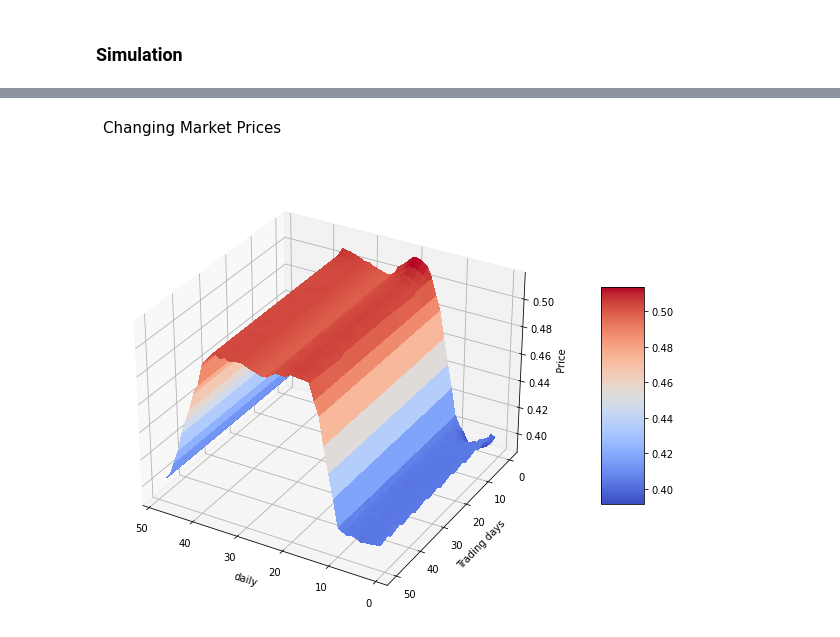
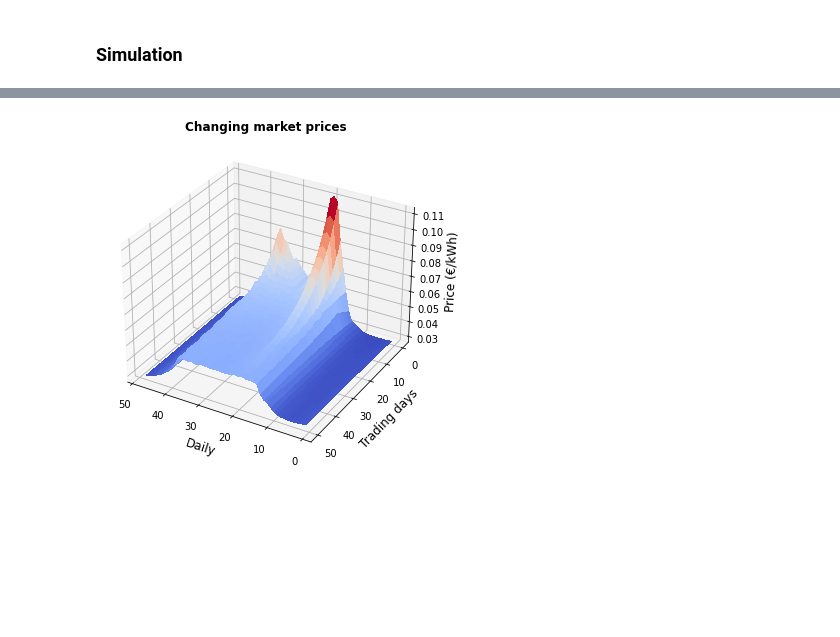
Before and after one commit to rossetl/GT-Smart-Grids, a Jupyter notebook: notebook3.ipynb, the cells around one changed output, grey strips where cells are left out. Saved outputs shown, nothing was run; the diff lists cells and outputs as text; code cells hidden in the pictures; blank space fills up the shorter version.

```diff
--- a/notebook3.ipynb
+++ b/notebook3.ipynb
@@ -127,20 +121,20 @@ n_nodes = 30
 n_smart = 30
 T = 48                                      # number of time slots in a day(1 slot = 0.5 hours)
 n_days = 50                                 # number of days to simulate
-beta = 0.1                                 # storage profile learning rate
+beta = 0.05                                 # storage profile learning rate
 b_inf = 0.2                                 # Maximum discharge in a time slot (kWh)
 b_sup = 0.2                                 # Maximum charge in a time slot(kWh)
 alpha = 0.8                                 # efficiency
 # %%
 # try with another price function
-from scipy.stats import linregress
-y_val = [0.27862, 0.32154]
-x_val = [load_curve[7] * n_nodes, load_curve[20] * n_nodes]
-res = linregress(x_val, y_val)
-intercept = res.intercept
-slope = res.slope
-def market_price(load):
-    return intercept + slope * load * 3
+#from scipy.stats import linregress
+#y_val = [0.27862, 0.32154]
+#x_val = [load_curve[7] * n_nodes, load_curve[20] * n_nodes]
+#res = linregress(x_val, y_val)
+#intercept = res.intercept
+#slope = res.slope
+#def market_price(load):
+#    return intercept + slope * load * 3
 # %%
 # Intialization
 e0 = np.zeros(n_smart)                  # storage level
@@ -233,15 +228,15 @@ plt.grid(alpha=0.5)
 # %%
-fig, ax = plt.subplots(subplot_kw={"projection": "3d"}, figsize=(20,8))
+fig, ax = plt.subplots(subplot_kw={"projection": "3d"}, figsize=(8,6))
 X = np.arange(1, T+1, 1)
 Y = np.arange(0, n_days+1, 1)
 X, Y = np.meshgrid(X, Y)
 surf = ax.plot_surface(X, Y, p_history, cmap=cm.coolwarm,
                        linewidth=0, antialiased=False)
-ax.set_ylabel('Trading days', size=10)
-ax.set_xlabel('daily', size=10)
-ax.set_zlabel('Price', size=10)
-fig.colorbar(surf, shrink=0.5, aspect=5)
+ax.set_ylabel('Trading days', size=12)
+ax.set_xlabel('Daily', size=12)
+ax.set_zlabel('Price (€/kWh)', size=12)
+#fig.colorbar(surf, shrink=0.5, aspect=5)
 ax.view_init(30, 120)
-fig.suptitle('Changing Market Prices', size=15);
+ax.set_title('Changing market prices', size=12, fontweight='bold');
 # %% [output]
-[figure, old version]
+[figure, new version]
```
Also changed, not shown: parts of 13 cells of this notebook, 22 other files.
